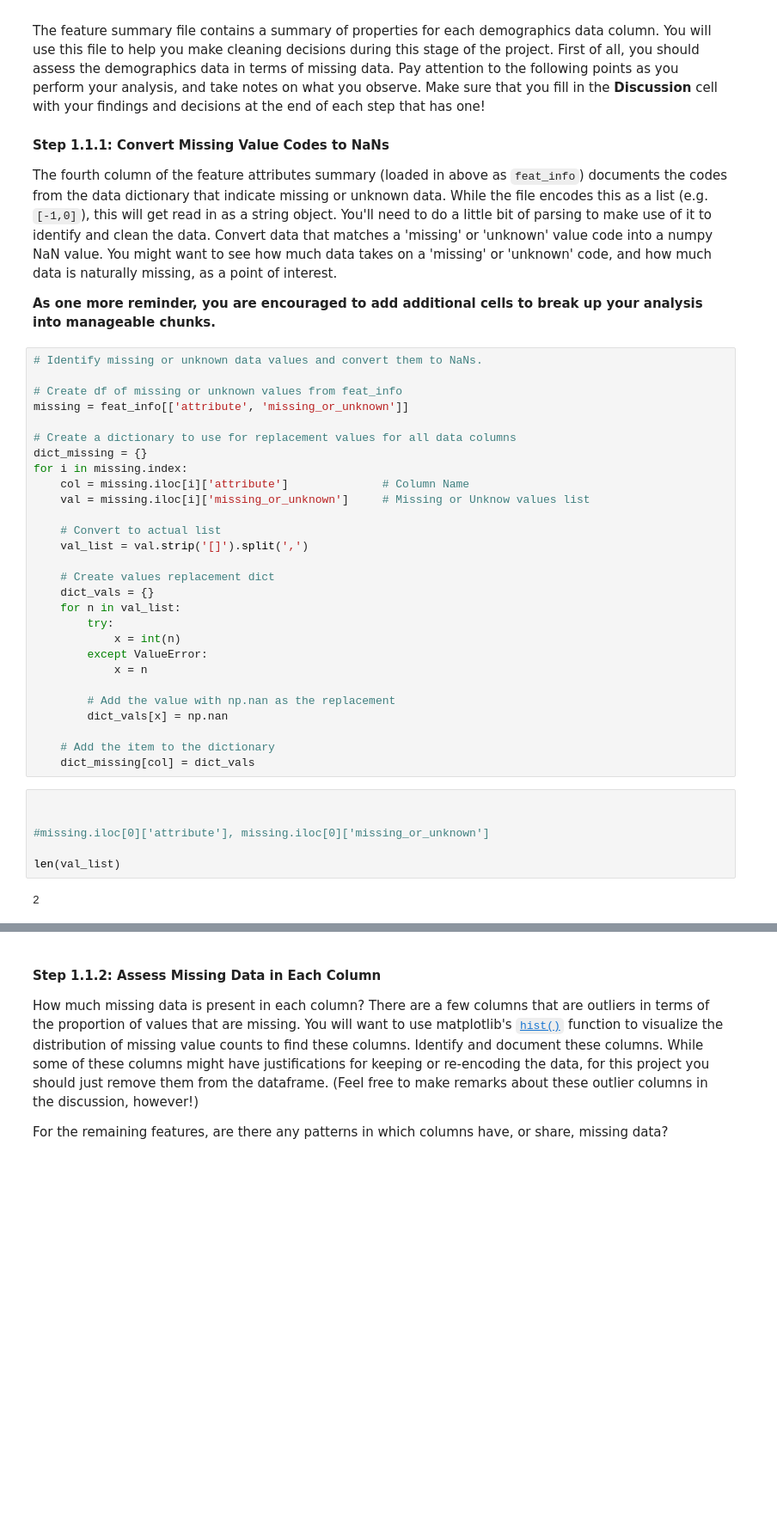
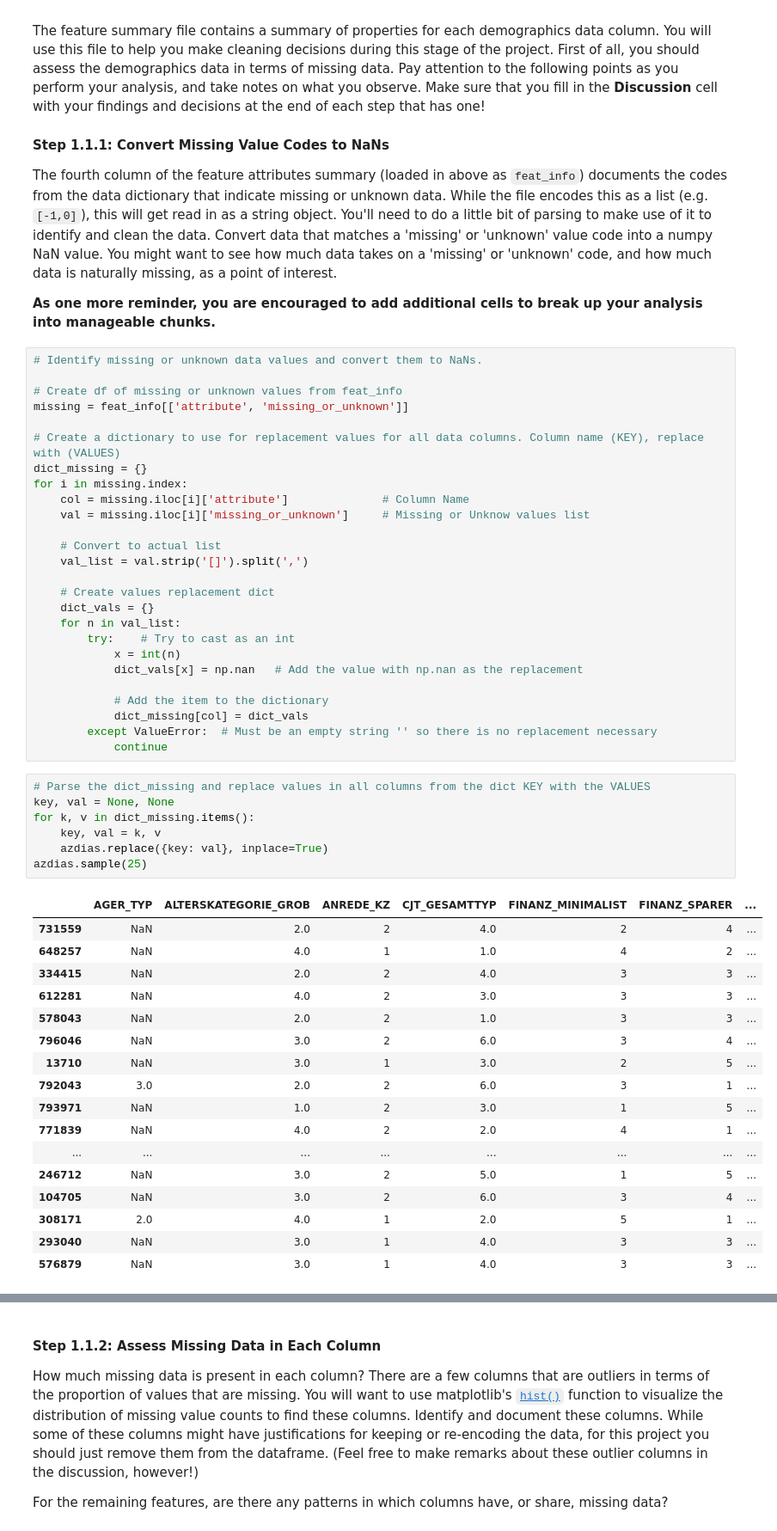
Before and after one commit to GaryLBentley/identify_customer_segments, a Jupyter notebook: Identify_Customer_Segments.ipynb, the cells around one changed output, grey strips where cells are left out. Shown at 86% size. Drawn from its saved outputs; the diff is of its cells as text; blank space fills up the shorter version.

Commit message:
column value replacement for azdias df

```diff
--- a/Identify_Customer_Segments.ipynb
+++ b/Identify_Customer_Segments.ipynb
@@ -141,7 +141,7 @@ The fourth column of the feature attributes summary (loaded in above as `feat_in
 # Create df of missing or unknown values from feat_info
 missing = feat_info[['attribute', 'missing_or_unknown']]
 
-# Create a dictionary to use for replacement values for all data columns
+# Create a dictionary to use for replacement values for all data columns. Column name (KEY), replace with (VALUES)
 dict_missing = {}
 for i in missing.index:
     col = missing.iloc[i]['attribute']              # Column Name
@@ -153,21 +153,36 @@ for i in missing.index:
     # Create values replacement dict
     dict_vals = {}
     for n in val_list:
-        try:
+        try:    # Try to cast as an int
             x = int(n)
-        except ValueError:
-            x = n
+            dict_vals[x] = np.nan   # Add the value with np.nan as the replacement
 
-        # Add the value with np.nan as the replacement
-        dict_vals[x] = np.nan
-
-    # Add the item to the dictionary
-    dict_missing[col] = dict_vals
+            # Add the item to the dictionary
+            dict_missing[col] = dict_vals
+        except ValueError:  # Must be an empty string '' so there is no replacement necessary
+            continue
-# %%
-
-
-#missing.iloc[0]['attribute'], missing.iloc[0]['missing_or_unknown']
-
-len(val_list)
-# %% [output]
-2
+# %%
+# Parse the dict_missing and replace values in all columns from the dict KEY with the VALUES
+key, val = None, None
+for k, v in dict_missing.items():
+    key, val = k, v
+    azdias.replace({key: val}, inplace=True)
+azdias.sample(25)
+# %% [output]
+|  | AGER_TYP | ALTERSKATEGORIE_GROB | ANREDE_KZ | CJT_GESAMTTYP | FINANZ_MINIMALIST | FINANZ_SPARER | ... |
+| 731559 | NaN | 2.0 | 2 | 4.0 | 2 | 4 | ... |
+| 648257 | NaN | 4.0 | 1 | 1.0 | 4 | 2 | ... |
+| 334415 | NaN | 2.0 | 2 | 4.0 | 3 | 3 | ... |
+| 612281 | NaN | 4.0 | 2 | 3.0 | 3 | 3 | ... |
+| 578043 | NaN | 2.0 | 2 | 1.0 | 3 | 3 | ... |
+| 796046 | NaN | 3.0 | 2 | 6.0 | 3 | 4 | ... |
+| 13710 | NaN | 3.0 | 1 | 3.0 | 2 | 5 | ... |
+| 792043 | 3.0 | 2.0 | 2 | 6.0 | 3 | 1 | ... |
+| 793971 | NaN | 1.0 | 2 | 3.0 | 1 | 5 | ... |
+| 771839 | NaN | 4.0 | 2 | 2.0 | 4 | 1 | ... |
+| ... | ... | ... | ... | ... | ... | ... | ... |
+| 246712 | NaN | 3.0 | 2 | 5.0 | 1 | 5 | ... |
+| 104705 | NaN | 3.0 | 2 | 6.0 | 3 | 4 | ... |
+| 308171 | 2.0 | 4.0 | 1 | 2.0 | 5 | 1 | ... |
+| 293040 | NaN | 3.0 | 1 | 4.0 | 3 | 3 | ... |
+| 576879 | NaN | 3.0 | 1 | 4.0 | 3 | 3 | ... |
```
Also changed, not shown: parts of 1 cell of this notebook.
